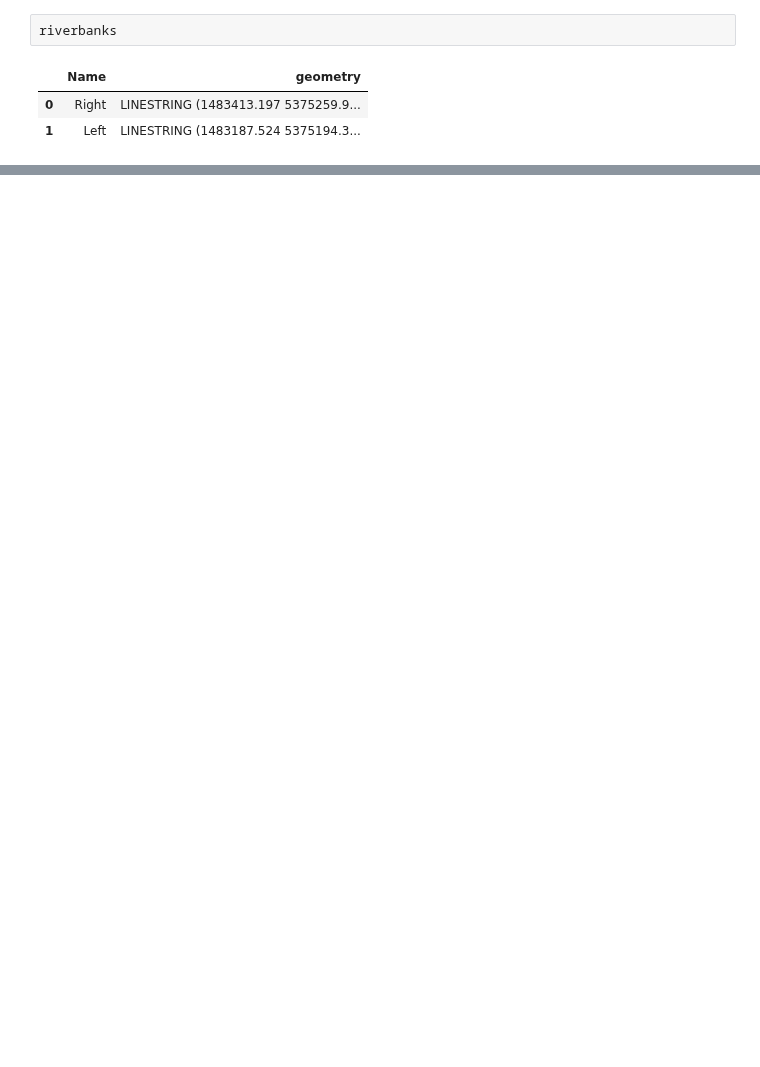
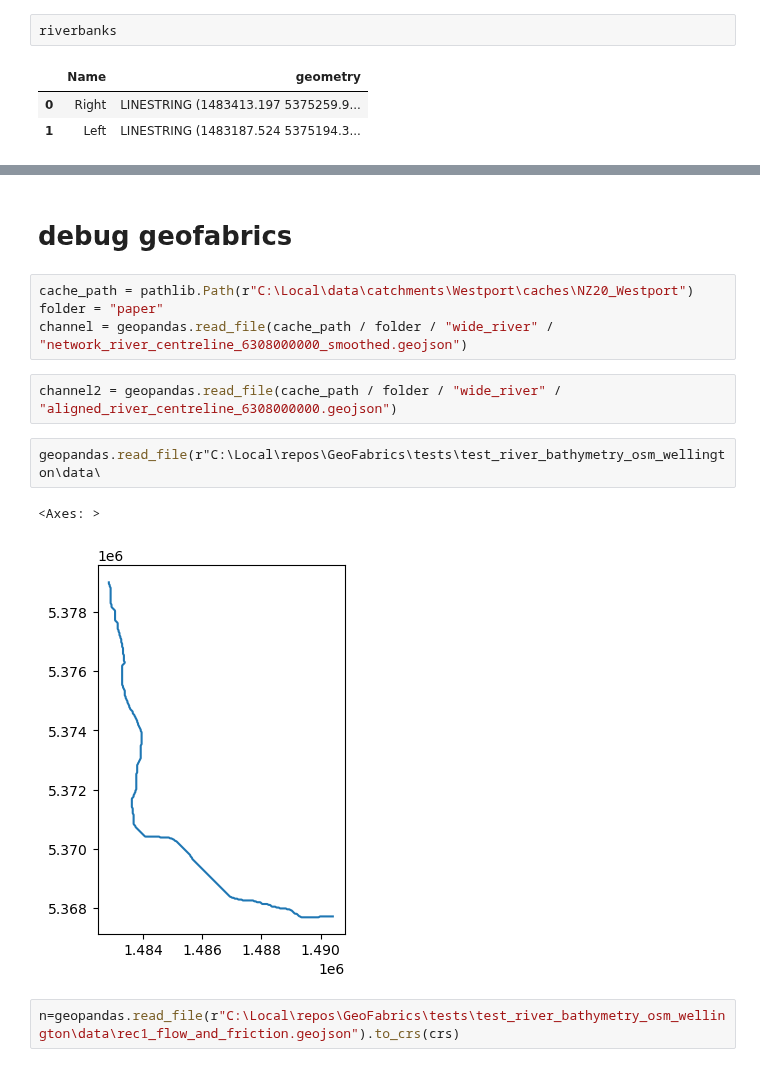
Before and after one commit to rosepearson/Hydrologic-DEMs-scripts, a Jupyter notebook: jupyter_notebooks/river_bathymetry/paper/Westport_measured.ipynb, the cells around one changed output, grey strips where cells are left out. Saved outputs shown, nothing was run; the diff lists cells and outputs as text; blank space fills up the shorter version.

```diff
--- a/jupyter_notebooks/river_bathymetry/paper/Westport_measured.ipynb
+++ b/jupyter_notebooks/river_bathymetry/paper/Westport_measured.ipynb
@@ -34,0 +107,15 @@ riverbanks
+# %% [markdown]
+# debug geofabrics
+# %%
+cache_path = pathlib.Path(r"C:\Local\data\catchments\Westport\caches\NZ20_Westport")
+folder = "paper"
+channel = geopandas.read_file(cache_path / folder / "wide_river" / "network_river_centreline_6308000000_smoothed.geojson")
+# %%
+channel2 = geopandas.read_file(cache_path / folder / "wide_river" / "aligned_river_centreline_6308000000.geojson")
+# %%
+geopandas.read_file(r"C:\Local\repos\GeoFabrics\tests\test_river_bathymetry_osm_wellington\data\
+# %% [output]
+<Axes: >
+[figure, added]
+# %%
+n=geopandas.read_file(r"C:\Local\repos\GeoFabrics\tests\test_river_bathymetry_osm_wellington\data\rec1_flow_and_friction.geojson").to_crs(crs)
```
Also changed, not shown: parts of 19 cells of this notebook, 1 other file.
